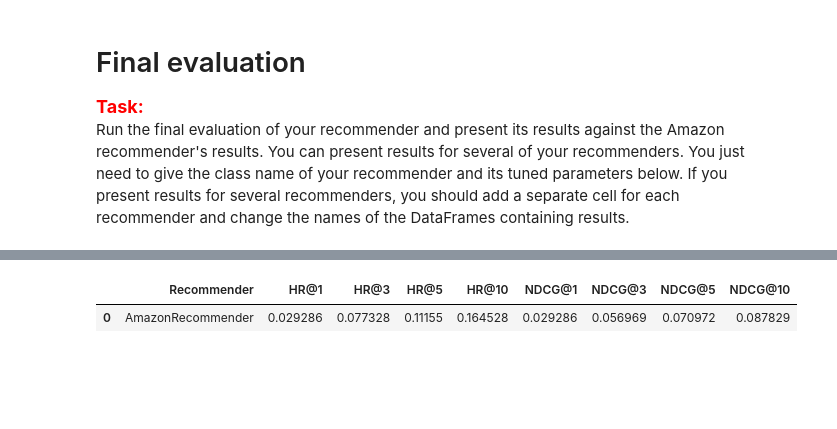
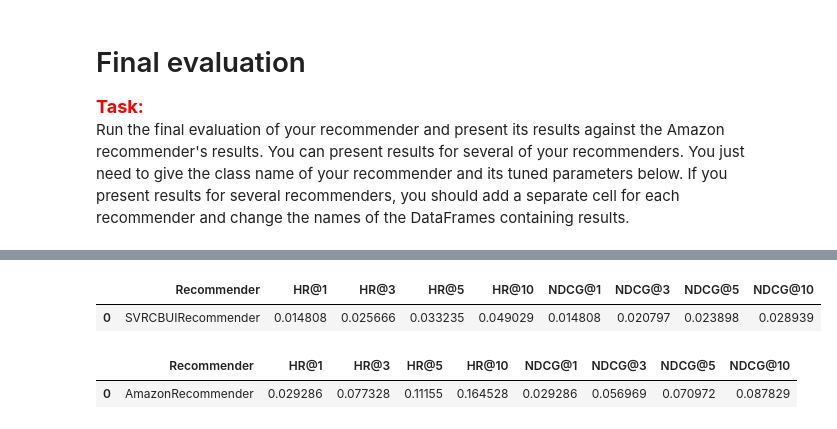
Before and after one commit to MichalMaciaszek/Hotel_recommender_project, a Jupyter notebook: project_1_recommender_and_evaluation.ipynb, the cells around one changed output, grey strips where cells are left out. Cells and saved outputs as stored; diff of their text form; code cells hidden in the pictures; blank space fills up the shorter version.

```diff
--- a/project_1_recommender_and_evaluation.ipynb
+++ b/project_1_recommender_and_evaluation.ipynb
@@ -708,3 +632,18 @@ display(HTML(linear_cbui_tts_results.to_html()))
+# %%
+cb_user_item_recommender = SVRCBUIRecommender(
+    **{'C': 0.3576418626772324, 'n_neg_per_pos': 10.0})  # Initialize your recommender here with the best params from tuning
+
+# Give the name of your recommender in the line below
+SVRCBUIRecommender_tts_results = [['SVRCBUIRecommender'] + list(evaluate_train_test_split_implicit(
+    cb_user_item_recommender, interactions_df, items_df))]
+
+SVRCBUIRecommender_tts_results = pd.DataFrame(
+    SVRCBUIRecommender_tts_results, columns=['Recommender', 'HR@1', 'HR@3', 'HR@5', 'HR@10', 'NDCG@1', 'NDCG@3', 'NDCG@5', 'NDCG@10'])
+
+display(HTML(SVRCBUIRecommender_tts_results.to_html()))
+# %% [output]
+|  | Recommender | HR@1 | HR@3 | HR@5 | HR@10 | NDCG@1 | NDCG@3 | NDCG@5 | NDCG@10 |
+| 0 | SVRCBUIRecommender | 0.014808 | 0.025666 | 0.033235 | 0.049029 | 0.014808 | 0.020797 | 0.023898 | 0.028939 |
 # %%
 from recommenders.amazon_recommender import AmazonRecommender
 
```
Also changed, not shown: parts of 13 cells of this notebook, 30 other files.
